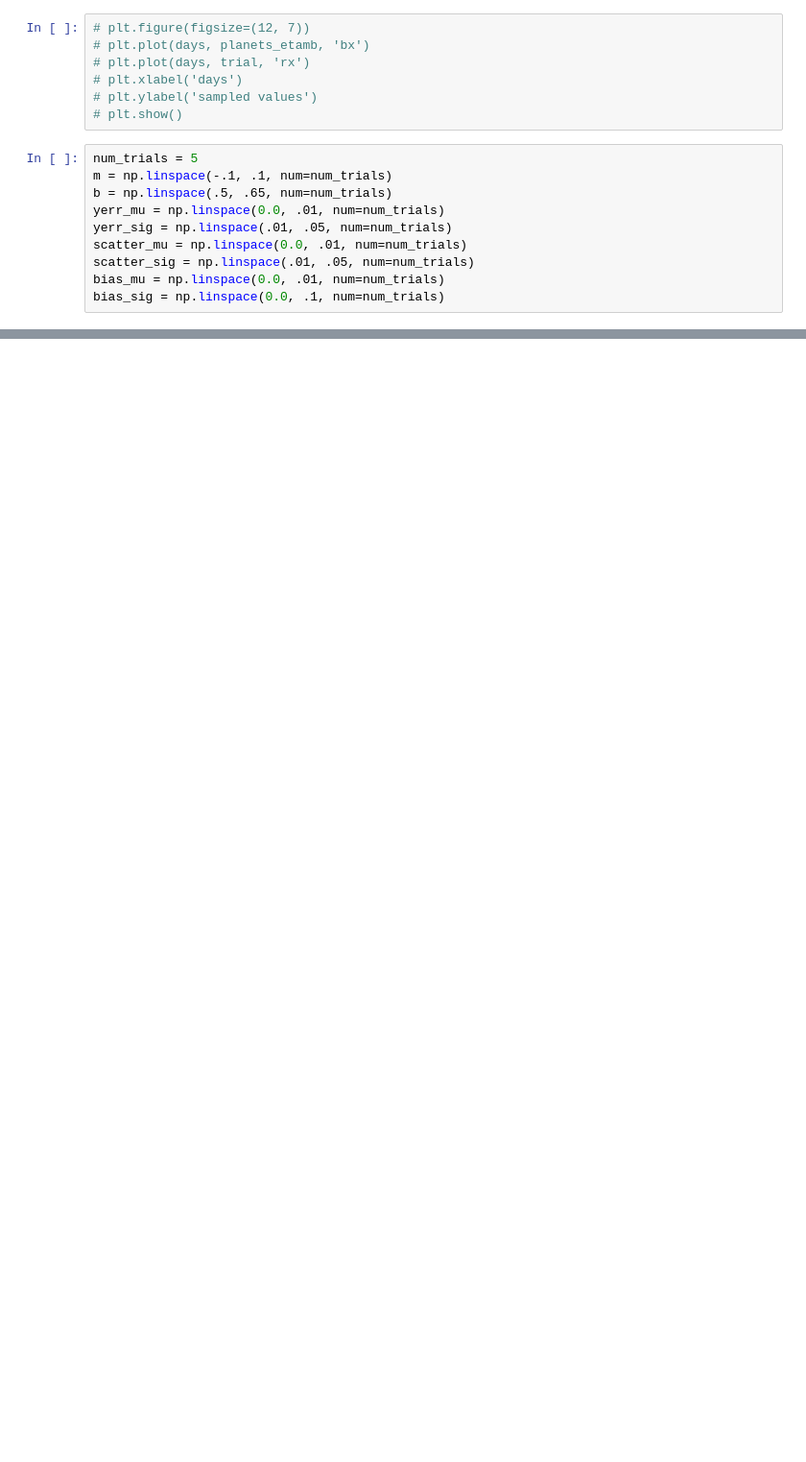
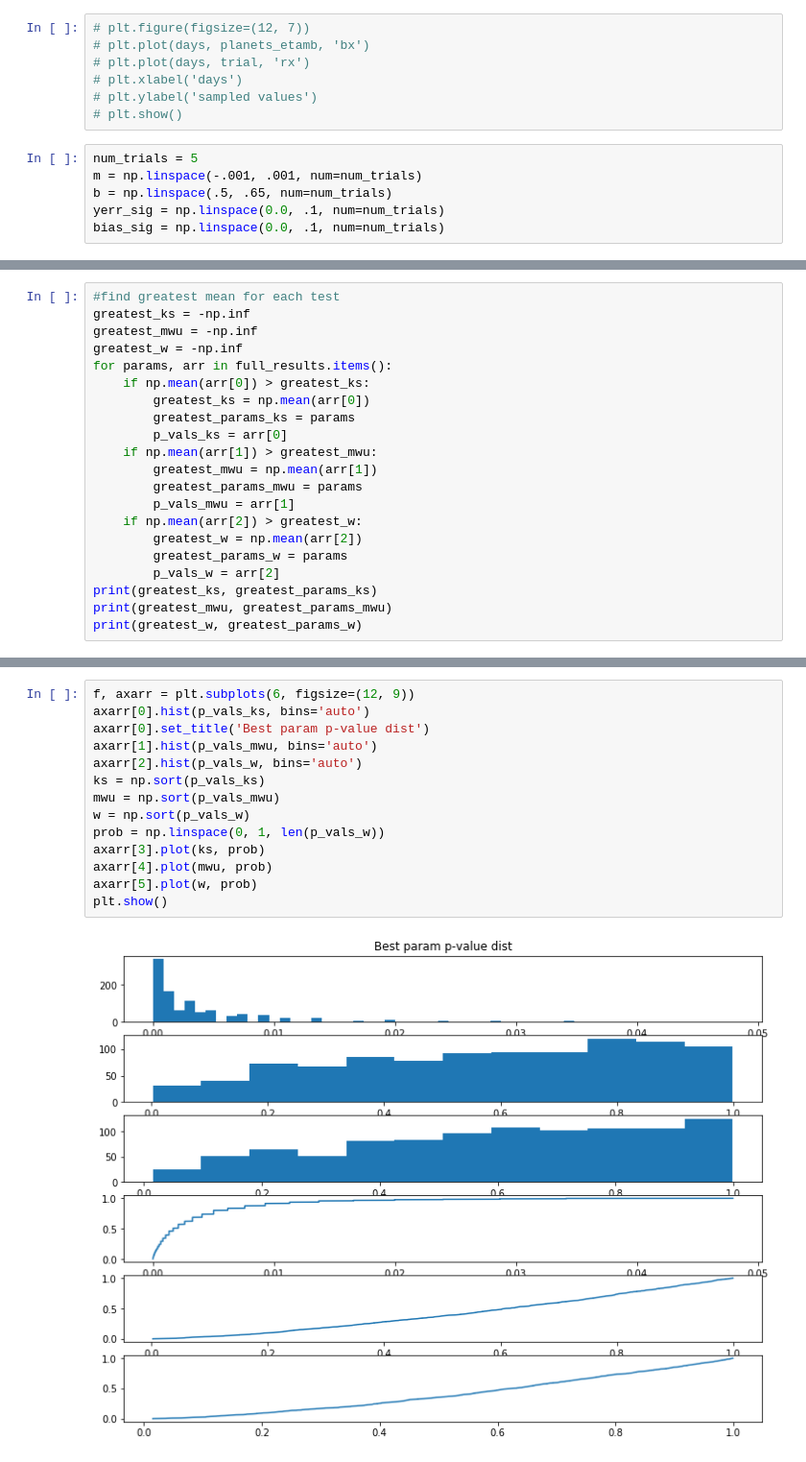
Before and after one commit to rebeccachen0/asiaa, a Jupyter notebook: forward_modeling.ipynb, the cells around one changed output, grey strips where cells are left out. Shown at 96% size. Cells and saved outputs as stored; diff of their text form; blank space fills up the shorter version.

```diff
--- a/forward_modeling.ipynb
+++ b/forward_modeling.ipynb
@@ -72,11 +152,7 @@ print(calc1000pval(m, b, yerr_mu, yerr_sig, scatter_mu, scatter_sig, bias_mu, bi
 # plt.show()
 # %%
 num_trials = 5
-m = np.linspace(-.1, .1, num=num_trials)
+m = np.linspace(-.001, .001, num=num_trials)
 b = np.linspace(.5, .65, num=num_trials)
-yerr_mu = np.linspace(0.0, .01, num=num_trials)
-yerr_sig = np.linspace(.01, .05, num=num_trials)
-scatter_mu = np.linspace(0.0, .01, num=num_trials)
-scatter_sig = np.linspace(.01, .05, num=num_trials)
-bias_mu = np.linspace(0.0, .01, num=num_trials)
+yerr_sig = np.linspace(0.0, .1, num=num_trials)
 bias_sig = np.linspace(0.0, .1, num=num_trials)
@@ -90,0 +205,21 @@ for i in arr:
+# %%
+#find greatest mean for each test
+greatest_ks = -np.inf
+greatest_mwu = -np.inf
+greatest_w = -np.inf
+for params, arr in full_results.items():
+    if np.mean(arr[0]) > greatest_ks:
+        greatest_ks = np.mean(arr[0])
+        greatest_params_ks = params
+        p_vals_ks = arr[0]
+    if np.mean(arr[1]) > greatest_mwu:
+        greatest_mwu = np.mean(arr[1])
+        greatest_params_mwu = params
+        p_vals_mwu = arr[1]
+    if np.mean(arr[2]) > greatest_w:
+        greatest_w = np.mean(arr[2])
+        greatest_params_w = params
+        p_vals_w = arr[2]
+print(greatest_ks, greatest_params_ks)
+print(greatest_mwu, greatest_params_mwu)
+print(greatest_w, greatest_params_w)
@@ -90,0 +239,16 @@ for i in arr:
+# %%
+f, axarr = plt.subplots(6, figsize=(12, 9))
+axarr[0].hist(p_vals_ks, bins='auto')
+axarr[0].set_title('Best param p-value dist')
+axarr[1].hist(p_vals_mwu, bins='auto')
+axarr[2].hist(p_vals_w, bins='auto')
+ks = np.sort(p_vals_ks)
+mwu = np.sort(p_vals_mwu)
+w = np.sort(p_vals_w)
+prob = np.linspace(0, 1, len(p_vals_w))
+axarr[3].plot(ks, prob)
+axarr[4].plot(mwu, prob)
+axarr[5].plot(w, prob)
+plt.show()
+# %% [output]
+[figure, added]
```
Also changed, not shown: parts of 19 cells of this notebook, 9 other files.
